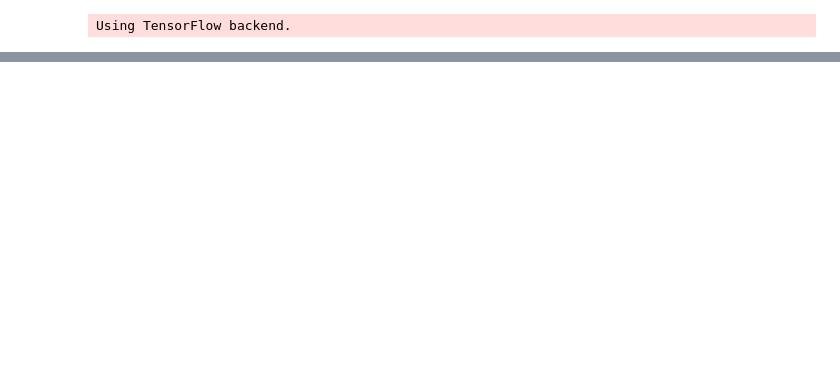
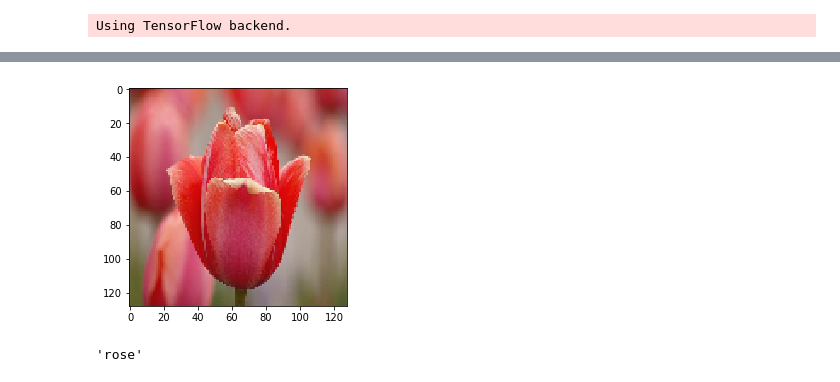
Before and after one commit to ZhichuanLi/CNN, a Jupyter notebook: Final Model.ipynb, the cells around one changed output, grey strips where cells are left out. Cells and saved outputs as stored; diff of their text form; code cells hidden in the pictures; blank space fills up the shorter version.

```diff
--- a/Final Model.ipynb
+++ b/Final Model.ipynb
@@ -201,0 +224,16 @@ predict_flower()
+# %%
+from keras.preprocessing import image
+import numpy as np
+
+def predict_flower(model = model, image_path = 'tulip.jpg'):
+    img = image.load_img(path=image_path,target_size=(128,128,3))
+    plt.imshow(img)
+    plt.show()
+    img = np.reshape(img,[1,128,128,3])
+    pred = model.predict([img])
+    return find_label(pred[0])
+
+predict_flower(model, 'tulip1.jpg')
+# %% [output]
+[figure, added]
+'rose'
```
Also changed, not shown: parts of 5 cells of this notebook, 1 other file.
